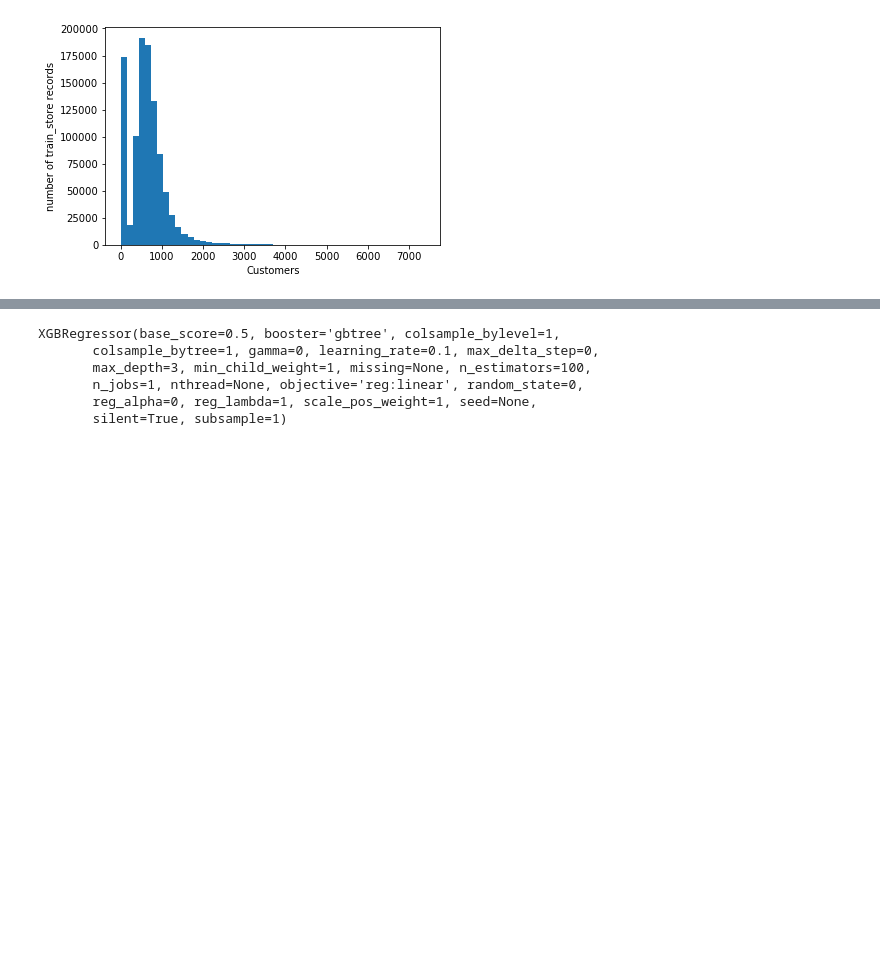
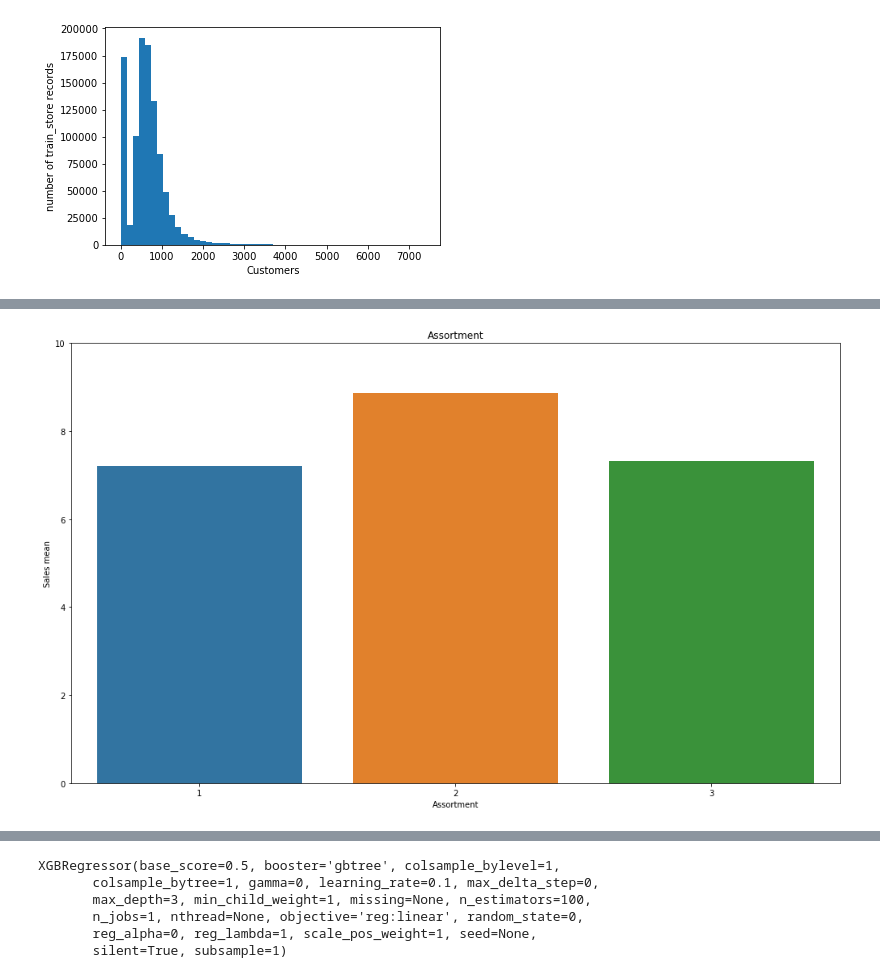
Before and after one commit to xueweiyema/ForecastRossmannStoreSales, a Jupyter notebook: script/proposal.ipynb, the cells around one changed output, grey strips where cells are left out. Saved outputs shown, nothing was run; the diff lists cells and outputs as text; code cells hidden in the pictures; blank space fills up the shorter version.

```diff
--- a/script/proposal.ipynb
+++ b/script/proposal.ipynb
@@ -605,0 +635,12 @@ plt.show()
+# %%
+pa = train_store.groupby('Assortment')['Sales'].mean()
+
+plt.subplots(1,1,figsize=(17,10))
+plt.ylim(ymin=0)
+plt.ylim(ymax=10)
+plt.title('Assortment')
+plt.ylabel('Sales mean')
+sns.barplot(pa.index,pa.values)
+plt.show()
+# %% [output]
+[figure, added]
```
Also changed, not shown: parts of 11 cells of this notebook.
